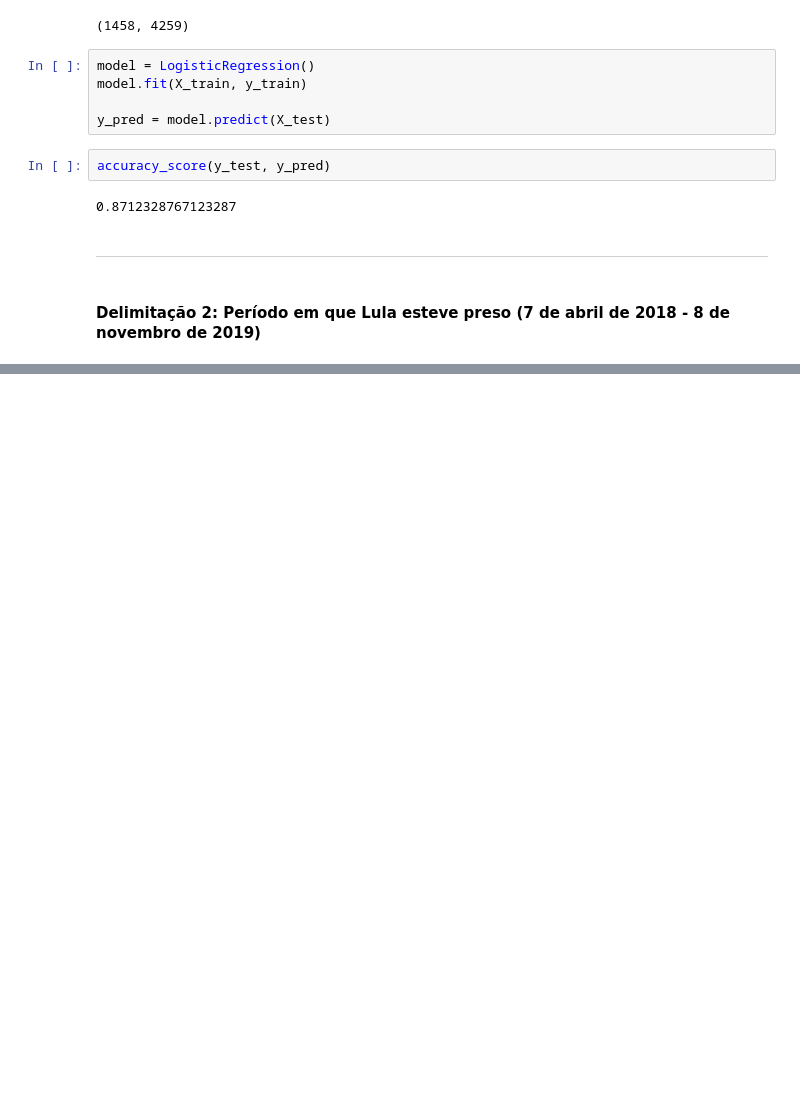
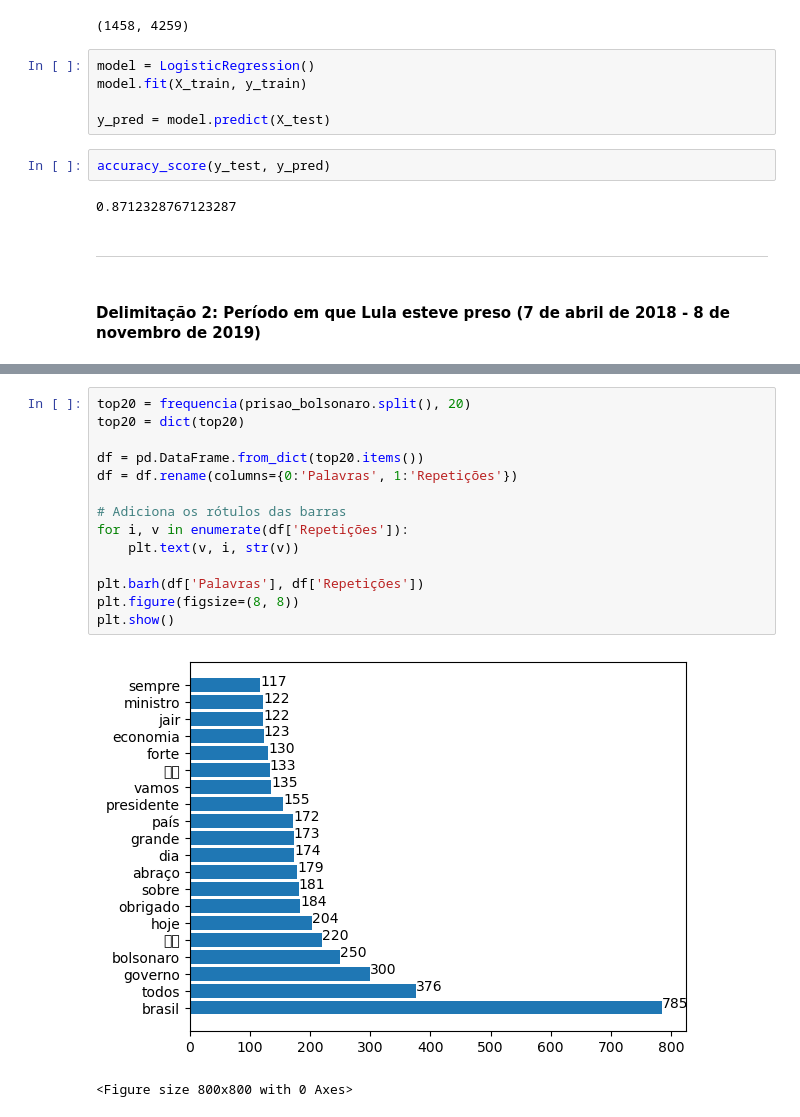
Before and after one commit to BaimaCaio/analise-twitter-lula-bolsonaro, a Jupyter notebook: analysis.ipynb, the cells around one changed output, grey strips where cells are left out. Cells and saved outputs as stored; diff of their text form; blank space fills up the shorter version.

```diff
--- a/analysis.ipynb
+++ b/analysis.ipynb
@@ -528,0 +548,17 @@ ___
+# %%
+top20 = frequencia(prisao_bolsonaro.split(), 20)
+top20 = dict(top20)
+
+df = pd.DataFrame.from_dict(top20.items())
+df = df.rename(columns={0:'Palavras', 1:'Repetições'})
+
+# Adiciona os rótulos das barras
+for i, v in enumerate(df['Repetições']):
+    plt.text(v, i, str(v))
+
+plt.barh(df['Palavras'], df['Repetições'])
+plt.figure(figsize=(8, 8))
+plt.show()
+# %% [output]
+[figure, added]
+<Figure size 800x800 with 0 Axes>
```
Also changed, not shown: parts of 16 cells of this notebook.
